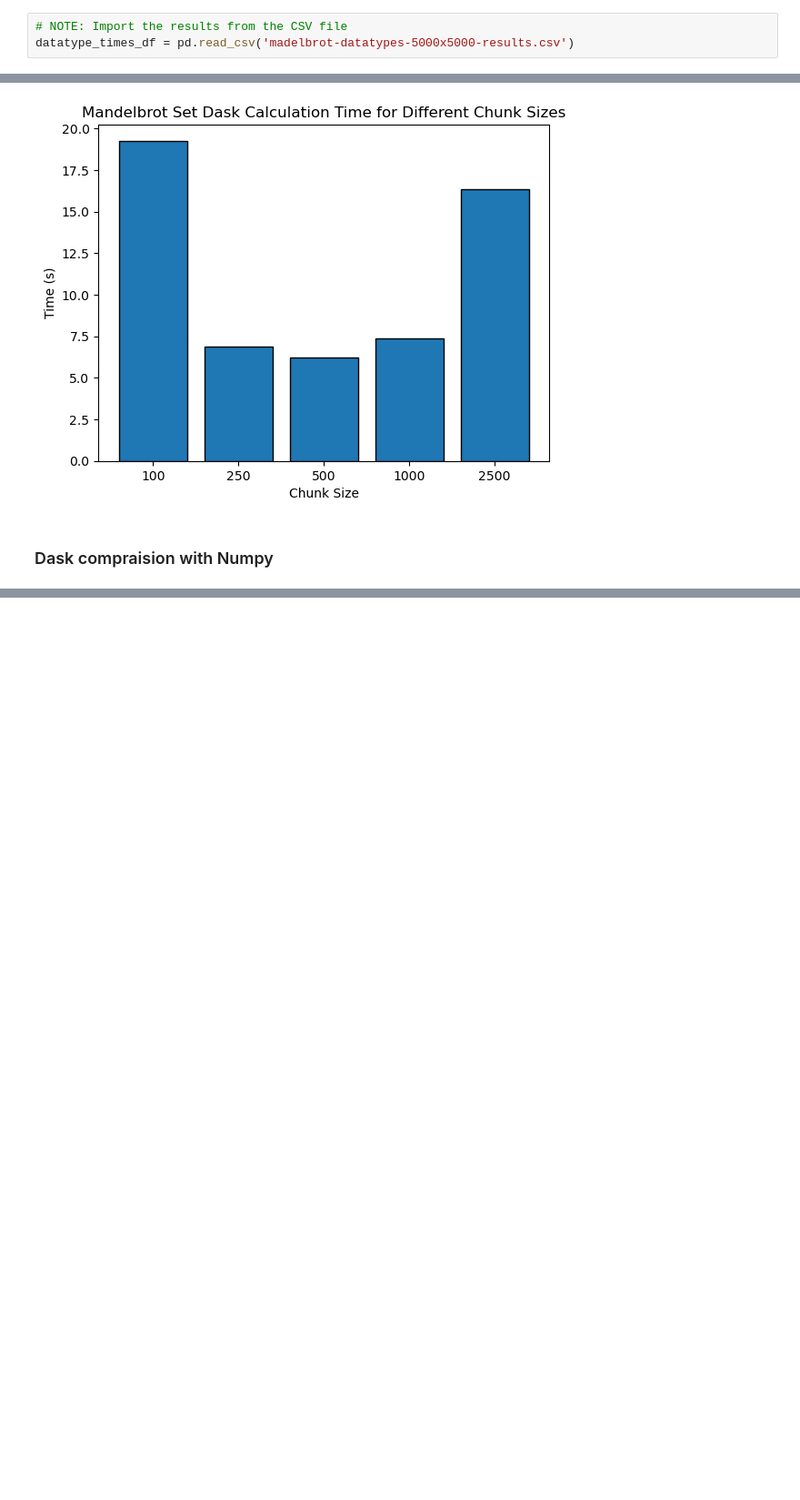
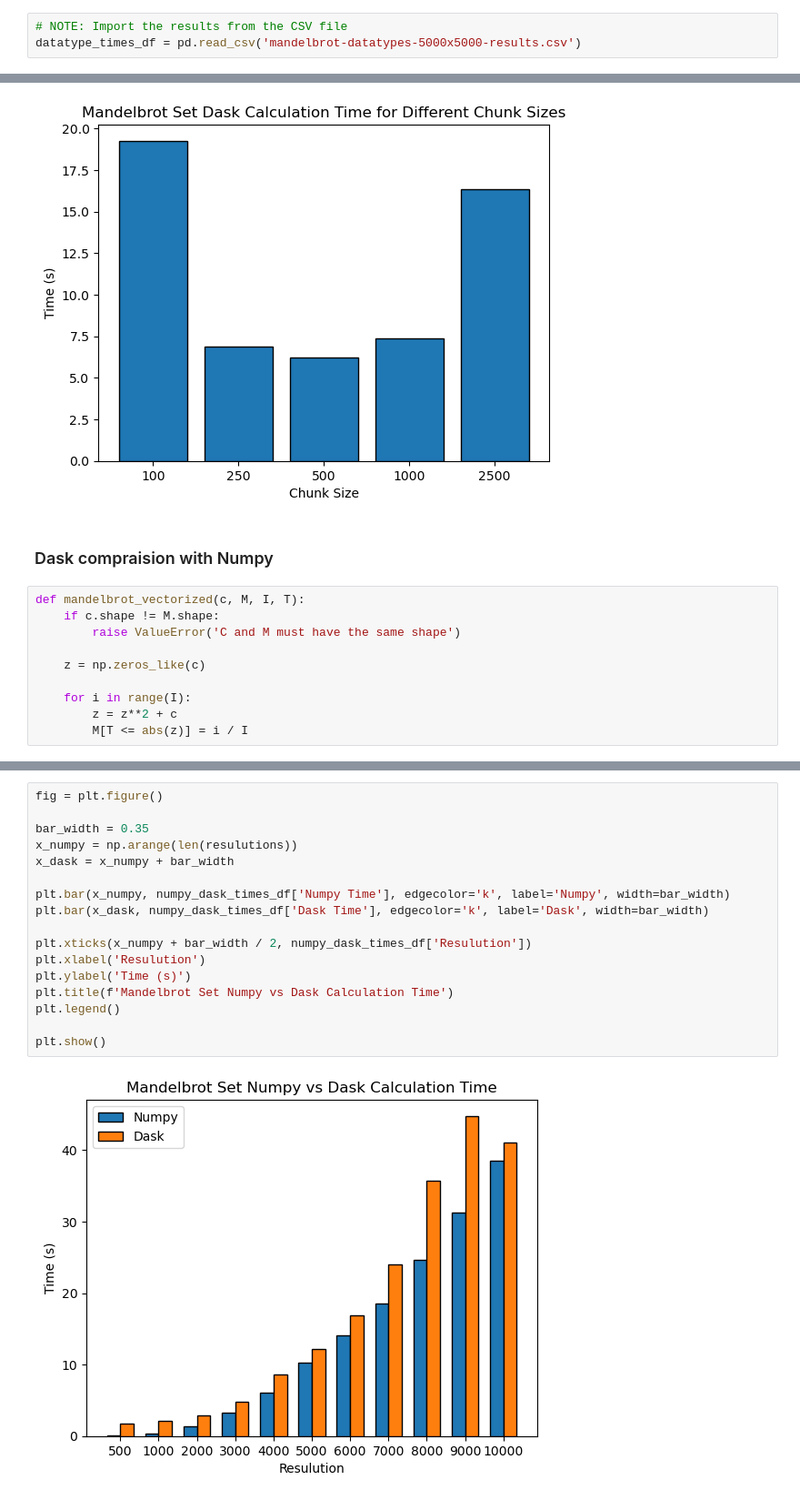
Before and after one commit to tallosim/aau-numerical-scientific-computing, a Jupyter notebook: mini-project/stage-2/mandelbrot-stage-2.ipynb, the cells around one changed output, grey strips where cells are left out. Shown: that part at 91% size. Drawn from its saved outputs; the diff is of its cells as text; blank space fills up the shorter version.

Commit message:
Add dask-numpy compraision.

```diff
--- a/mini-project/stage-2/mandelbrot-stage-2.ipynb
+++ b/mini-project/stage-2/mandelbrot-stage-2.ipynb
@@ -196,7 +196,7 @@ datatype_times_df
 | 15 | mandelbrot_paralell | float64 | 133.227119 |
 # %%
 # NOTE: Import the results from the CSV file
-datatype_times_df = pd.read_csv('madelbrot-datatypes-5000x5000-results.csv')
+datatype_times_df = pd.read_csv('mandelbrot-datatypes-5000x5000-results.csv')
 # %%
 matrix = datatype_times_df.pivot(index='Implementation', columns='Float Datatype', values='Time')
 
@@ -309,3 +309,13 @@ plt.show()
 [figure]
 # %% [markdown]
 ### Dask compraision with Numpy
+# %%
+def mandelbrot_vectorized(c, M, I, T):
+    if c.shape != M.shape:
+        raise ValueError('C and M must have the same shape')
+
+    z = np.zeros_like(c)
+
+    for i in range(I):
+        z = z**2 + c
+        M[T <= abs(z)] = i / I
@@ -311,0 +369,19 @@ plt.show()
+# %%
+fig = plt.figure()
+
+bar_width = 0.35
+x_numpy = np.arange(len(resulutions))
+x_dask = x_numpy + bar_width
+
+plt.bar(x_numpy, numpy_dask_times_df['Numpy Time'], edgecolor='k', label='Numpy', width=bar_width)
+plt.bar(x_dask, numpy_dask_times_df['Dask Time'], edgecolor='k', label='Dask', width=bar_width)
+
+plt.xticks(x_numpy + bar_width / 2, numpy_dask_times_df['Resulution'])
+plt.xlabel('Resulution')
+plt.ylabel('Time (s)')
+plt.title(f'Mandelbrot Set Numpy vs Dask Calculation Time')
+plt.legend()
+
+plt.show()
+# %% [output]
+[figure, added]
```
Also changed, not shown: parts of 4 cells of this notebook, 1 other file.
